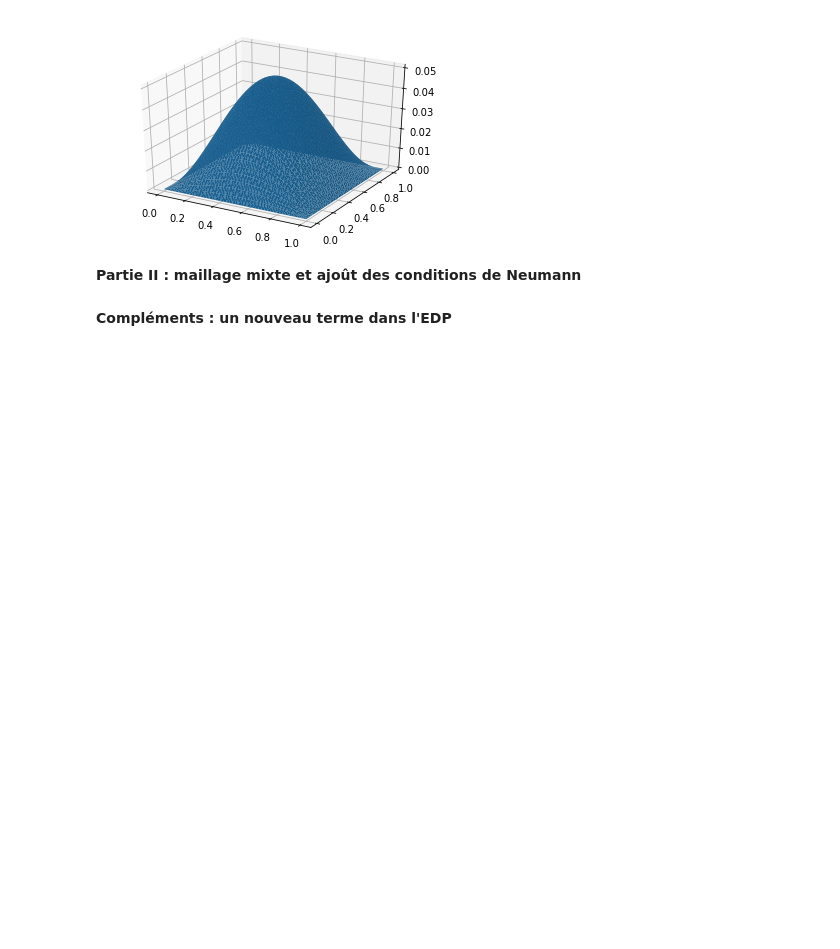
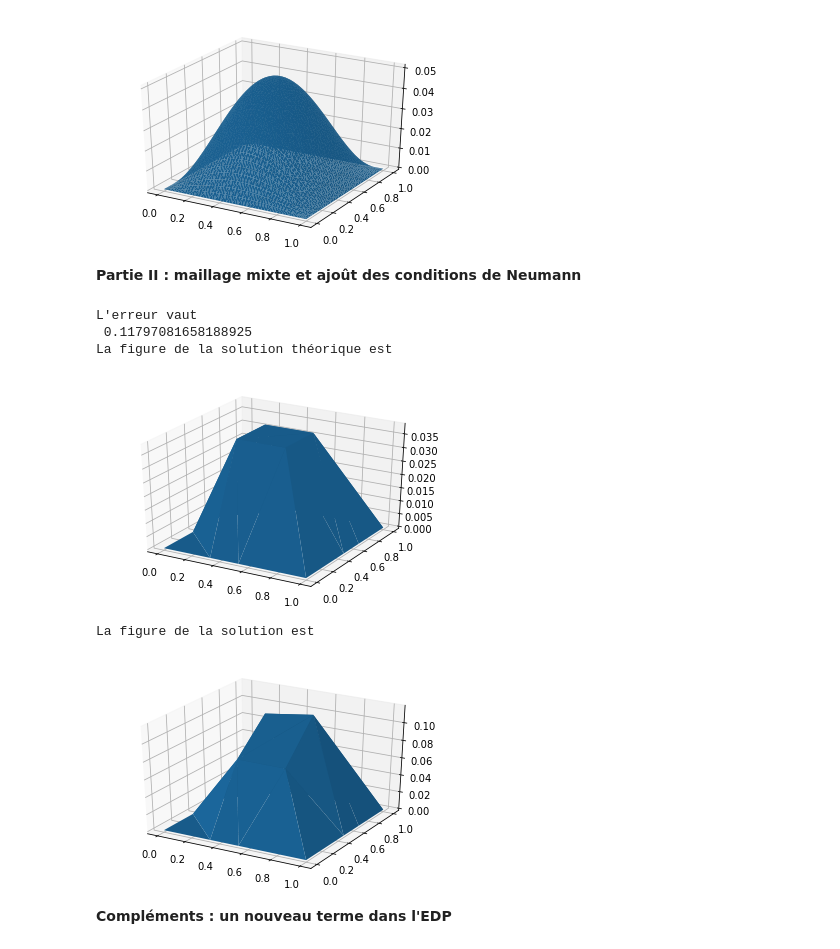
Before and after one commit to adevilde/PDE, a Jupyter notebook: TP-EDP.ipynb, the cells around one changed output. Saved outputs shown, nothing was run; the diff lists cells and outputs as text; code cells hidden in the pictures; blank space fills up the shorter version.

```diff
--- a/TP-EDP.ipynb
+++ b/TP-EDP.ipynb
@@ -262,9 +275,13 @@ L'erreur vaut
 # %% [markdown]
 **Partie II : maillage mixte et ajoût des conditions de Neumann**
 # %%
-############################# Maillage mixte ################f,5,6,7]]).astype(int)
-dds=np.array([2,15,4,6,7,8,9,10,11,0]).astype(int)
-nns=np.array([[4,5],[5,6],[0,1],[1,2]]).astype(int)
+############################# Maillage mixte ################
+e3=np.array([[1,2,12],[2,3,12],[3,4,14],[4,5,14],[2,15,3],[3,15,4]]).astype(int)
+e4=np.array([[0,1,12,11],[11,12,13,10],[12,3,14,13],[10,13,8,9],[13,14,7,8],[14,5,6,7]]).astype(int)
+dds=np.array([1, 5, 2,15,4,6,7,8,9,10,11,0]).astype(int)
+nns=np.array([]).astype(int)
+# dds=np.array([2,15,4,6,7,8,9,10,11,0]).astype(int)
+# nns=np.array([[4,5],[5,6],[0,1],[1,2]]).astype(int)
 ccs=np.array([[0.,0.],[0.33333333333333,0],[0.53333333333333,0.],
                       [0.66666666666667,0.33333333333333],[1.,0.47],[1,0.66666666666667],
                      [1.,1.],[0.66666666666667,1.],[0.33333333333333,1.], [0.,1.],
@@ -286,2 +316,53 @@ def raideurElemQ(Q, coordinates) :
+# %%
+def raideurQ(n, coordinates, elements4) :
+    A = np.zeros((n*n,n*n))
+    for e in elements4 :
+        M = raideurElemQ(e, coordinates)
+        for i, elt_i in enumerate(e) :  #enumerate(e): pour trouver l'indice, puis la valeur
+            for j, elt_j in enumerate(e) :
+                A[elt_i, elt_j] += M[i][j]
+
+    return A
+# %%
+n = int(np.sqrt(len(ccs)))
+# coordinates, elements3, dirichlet, neumann = maillage(n)
+# dirichlet = np.sort(dirichlet, 0)
+
+
+A = raideurQ(n, ccs, e4)
+A = A + raideur(n, ccs, e3)
+
+ud = np.zeros(n*n)
+
+b = secondMembre(n, ccs, A, ud, f, e3)
+b = b + secondMembre(n, ccs, A, ud, f, e4)
+
+
+Ared = reduireA(A, [dds])
+bred = reduireB(b, [dds])
+#print("La matrice A réduite est\n", Ared)
+
+x = np.linalg.solve(Ared, np.transpose(bred))
+#print("La solution intérieure est\n", x)
+sol = rassembler(dds, ud, x, n)
+#print("La solution rassemblée est\n", sol)
+
+theorique = [u(p[0], p[1]) for p in ccs]
+#print("La solution théorique est\n", theorique)
+
+print("L'erreur vaut\n", np.linalg.norm(theorique - sol))
+print("La figure de la solution théorique est")
+show(ccs,theorique)
+print("La figure de la solution est")
+
+
+show(ccs,sol)
+# %% [output]
+L'erreur vaut
+ 0.11797081658188925
+La figure de la solution théorique est
+[figure, added]
+La figure de la solution est
+[figure, added]
 # %% [markdown]
 **Compléments  :  un nouveau terme dans l'EDP**
```
Also changed, not shown: parts of 6 cells of this notebook.
